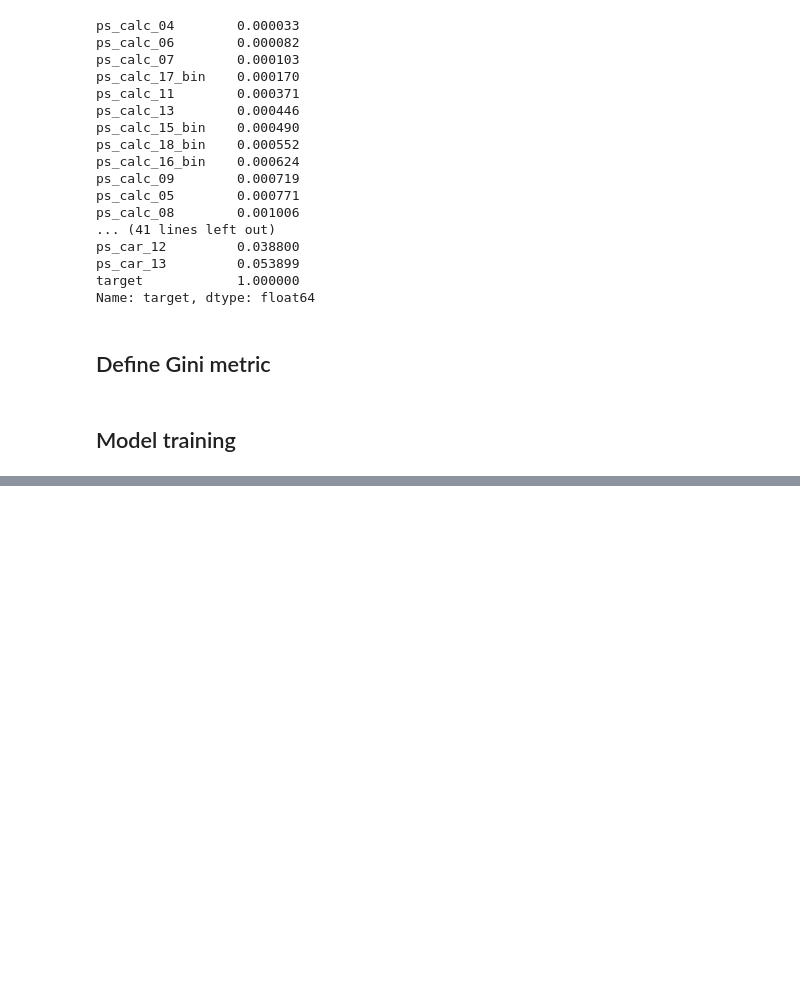
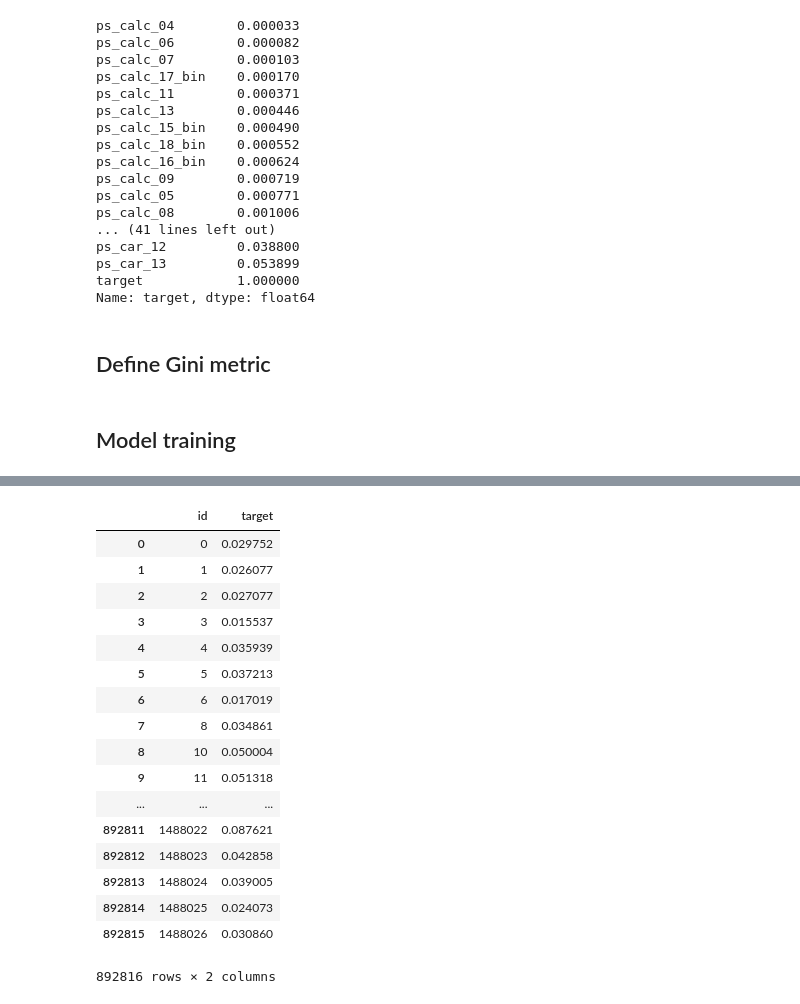
Before and after one commit to shuangxia/kaggle, a Jupyter notebook: Kaggle porto-seguro-safe-driver-prediction.ipynb, the cells around one changed output, grey strips where cells are left out. Cells and saved outputs as stored; diff of their text form; code cells hidden in the pictures; blank space fills up the shorter version.

```diff
--- a/Kaggle porto-seguro-safe-driver-prediction.ipynb
+++ b/Kaggle porto-seguro-safe-driver-prediction.ipynb
@@ -128,5 +138,9 @@ y = train.target.values
+# %%
+sub=test['id'].to_frame()
+sub['target']=0
 # %%
 params = {
+    'eval_metric': 'auc',
     'min_child_weight': 10.0,
     'objective': 'binary:logistic',
     'max_depth': 7,
@@ -139,0 +156,3 @@ params = {
+# %%
+for i, (train_indices, test_indices) in enumerate(skf.split(X, y)):
+    print(test_indices[20:30])
@@ -140,11 +165,14 @@ params = {
 # %%
-for train_indices, test_indices in skf.split(X, y):
+for i, (train_indices, test_indices) in enumerate(skf.split(X, y)):
     X_train, X_test = X[train_indices], X[test_indices]
     y_train, y_test = y[train_indices], y[test_indices]
     d_train = xgb.DMatrix(X_train, y_train)
     d_test = xgb.DMatrix(X_test, y_test)
     watchlist = [(d_train, 'train'), (d_test, 'valid')]
-    mdl = xgb.train(params, d_train, 1600, watchlist, early_stopping_rounds=70, feval=gini_xgb, maximize=True, verbose_eval=100)
-
-    print('[Fold %d/%d Prediciton:]' % (i + 1, kfold))
+    xgb_model = xgb.train(params, d_train, 1600, watchlist, early_stopping_rounds=70,
+                    feval=gini_xgb, maximize=True, verbose_eval=100)
+    sub['target'] += xgb_model.predict(xgb.DMatrix(test[features].values),
+                        ntree_limit=xgb_model.best_ntree_limit+50) / kfold
+    print('Fold %d out of %d training completed.' % (i + 1, kfold))
+    gc.collect()
 # %% [output]
@@ -155,0 +196,21 @@ Will train until valid-gini hasn't improved in 70 rounds.
+# %%
+sub
+# %% [output]
+|  | id | target |
+| 0 | 0 | 0.029752 |
+| 1 | 1 | 0.026077 |
+| 2 | 2 | 0.027077 |
+| 3 | 3 | 0.015537 |
+| 4 | 4 | 0.035939 |
+| 5 | 5 | 0.037213 |
+| 6 | 6 | 0.017019 |
+| 7 | 8 | 0.034861 |
+| 8 | 10 | 0.050004 |
+| 9 | 11 | 0.051318 |
+| ... | ... | ... |
+| 892811 | 1488022 | 0.087621 |
+| 892812 | 1488023 | 0.042858 |
+| 892813 | 1488024 | 0.039005 |
+| 892814 | 1488025 | 0.024073 |
+| 892815 | 1488026 | 0.030860 |
+892816 rows × 2 columns
```
Also changed, not shown: parts of 8 cells of this notebook, 1 other file.
